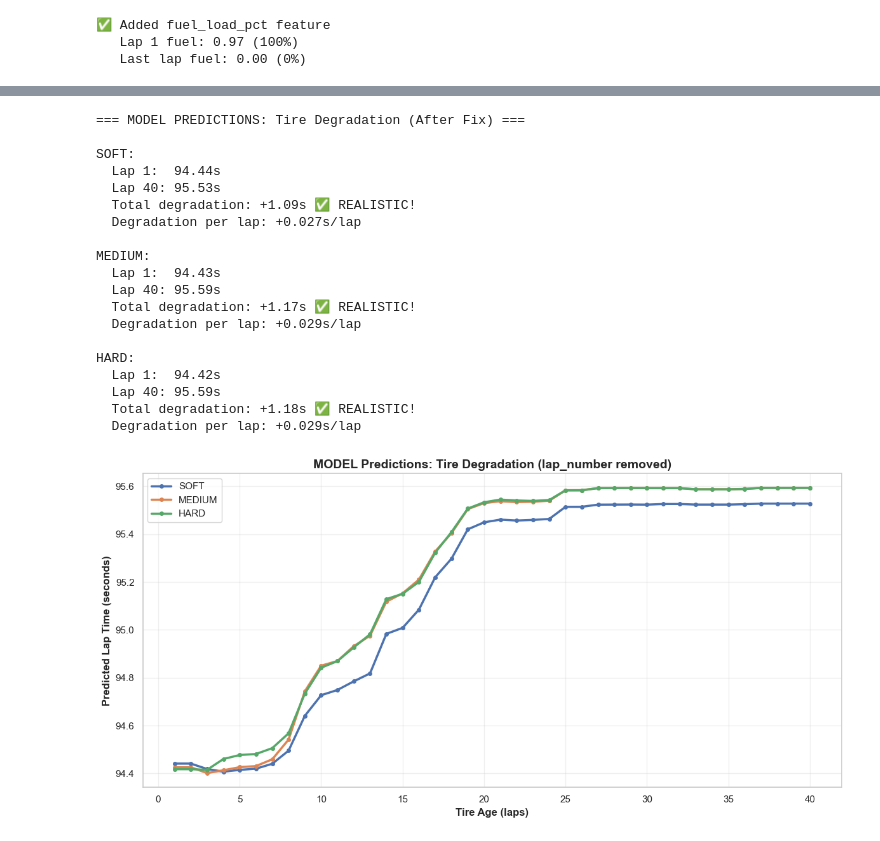
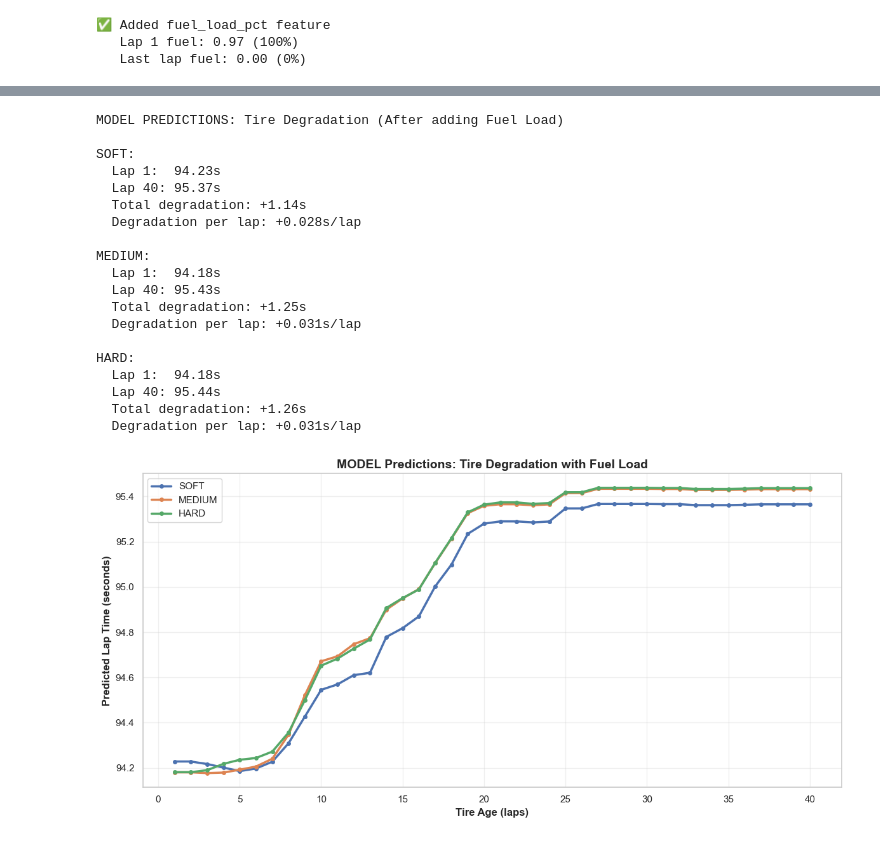
Before and after one commit to Shrey12202/Visualize-F1, a Jupyter notebook: tyre_strategy_withfuel.ipynb, the cells around one changed output, grey strips where cells are left out. Cells and saved outputs as stored; diff of their text form; code cells hidden in the pictures.

```diff
--- a/tyre_strategy_withfuel.ipynb
+++ b/tyre_strategy_withfuel.ipynb
@@ -494,11 +328,11 @@ HARD:
 # %%
 import matplotlib.pyplot as plt
-print("=== MODEL PREDICTIONS: Tire Degradation (After Fix) ===\n")
+print("MODEL PREDICTIONS: Tire Degradation (After adding Fuel Load) \n")
 
 fig, ax = plt.subplots(figsize=(12, 6))
 
-# Simulate tire degradation for each compound
-tire_ages = range(1, 41)  # Test up to 40 laps
+# Simulating tire degradation for each compound
+tire_ages = range(1, 41)
 
 for compound in ['SOFT', 'MEDIUM', 'HARD']:
     predicted_times = []
@@ -518,47 +352,47 @@ for compound in ['SOFT', 'MEDIUM', 'HARD']:
             pressure=1006,
             driver=None
         )
         predicted_times.append(pred)
 
     ax.plot(tire_ages, predicted_times, marker='o', label=compound,
             linewidth=2.5, markersize=4)
 
-    # Print degradation rate
+    # Degradation rate
     degradation_total = predicted_times[-1] - predicted_times[0]
     degradation_rate = degradation_total / len(tire_ages)
 
     print(f"{compound}:")
     print(f"  Lap 1:  {predicted_times[0]:.2f}s")
     print(f"  Lap 40: {predicted_times[-1]:.2f}s")
-    print(f"  Total degradation: {degradation_total:+.2f}s {'✅ REALISTIC!' if degradation_total > 0 else '❌ WRONG!'}")
+    print(f"  Total degradation: {degradation_total:+.2f}s")
     print(f"  Degradation per lap: {degradation_rate:+.3f}s/lap")
     print()
 
 ax.set_xlabel('Tire Age (laps)', fontsize=12, fontweight='bold')
 ax.set_ylabel('Predicted Lap Time (seconds)', fontsize=12, fontweight='bold')
-ax.set_title('MODEL Predictions: Tire Degradation (lap_number removed)', fontsize=14, fontweight='bold')
+ax.set_title('MODEL Predictions: Tire Degradation with Fuel Load', fontsize=14, fontweight='bold')
 ax.legend(fontsize=11)
 ax.grid(True, alpha=0.3)
 plt.tight_layout()
 plt.show()
 # %% [output]
-=== MODEL PREDICTIONS: Tire Degradation (After Fix) ===
+MODEL PREDICTIONS: Tire Degradation (After adding Fuel Load)
 
 SOFT:
-  Lap 1:  94.44s
-  Lap 40: 95.53s
-  Total degradation: +1.09s ✅ REALISTIC!
-  Degradation per lap: +0.027s/lap
+  Lap 1:  94.23s
+  Lap 40: 95.37s
+  Total degradation: +1.14s
+  Degradation per lap: +0.028s/lap
 
 MEDIUM:
-  Lap 1:  94.43s
-  Lap 40: 95.59s
-  Total degradation: +1.17s ✅ REALISTIC!
-  Degradation per lap: +0.029s/lap
+  Lap 1:  94.18s
+  Lap 40: 95.43s
+  Total degradation: +1.25s
+  Degradation per lap: +0.031s/lap
 
 HARD:
-  Lap 1:  94.42s
-  Lap 40: 95.59s
-  Total degradation: +1.18s ✅ REALISTIC!
-  Degradation per lap: +0.029s/lap
+  Lap 1:  94.18s
+  Lap 40: 95.44s
+  Total degradation: +1.26s
+  Degradation per lap: +0.031s/lap
-[figure, old version]
+[figure, new version]
```
Also changed, not shown: parts of 16 cells of this notebook, 1 other file.
